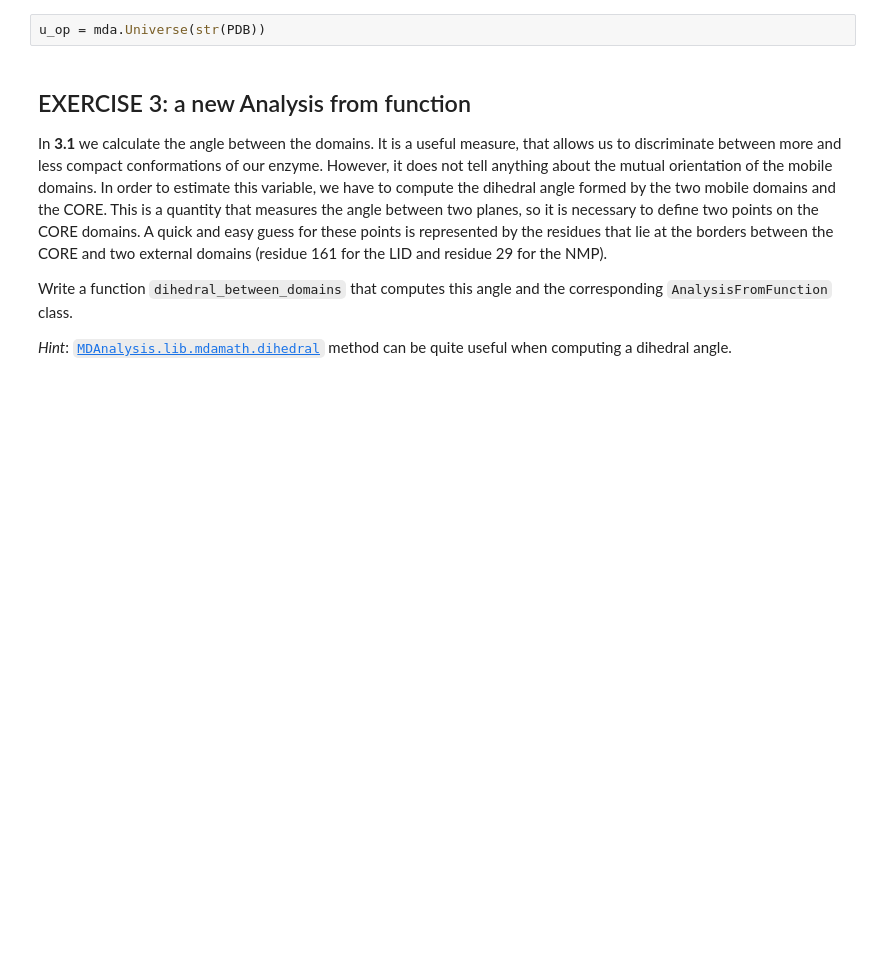
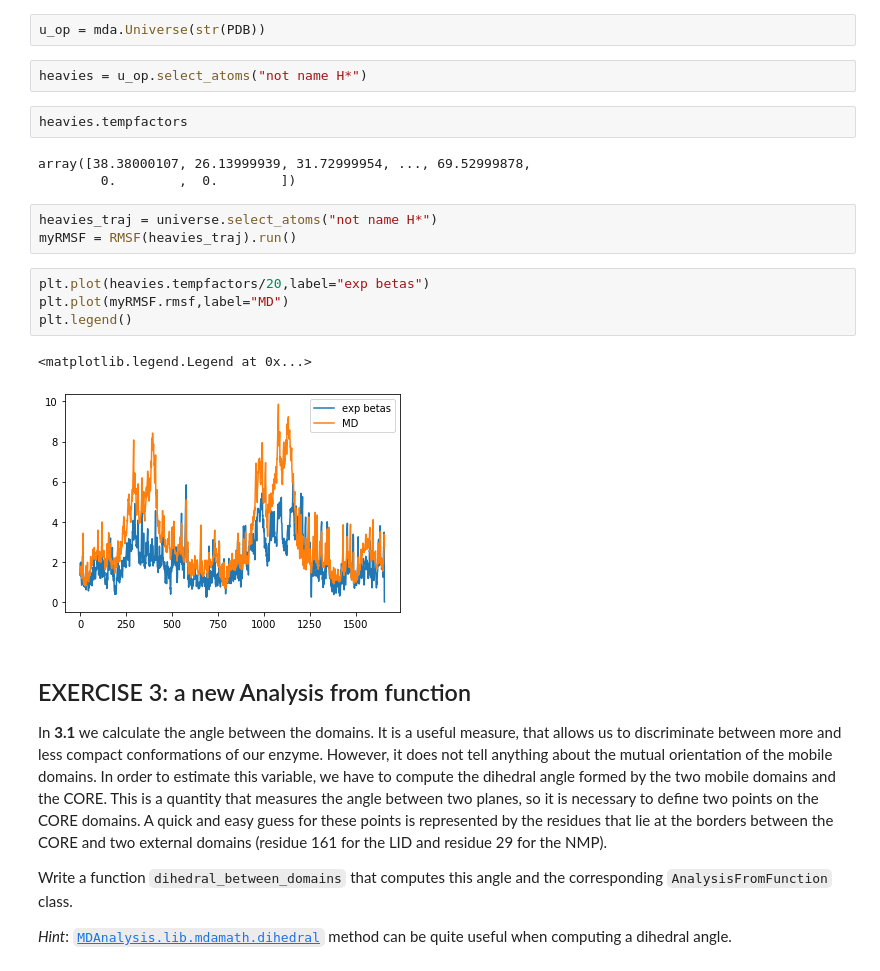
Before and after one commit to MarkDownThere/SAT, a Jupyter notebook: simulation_analysis_notebook.ipynb, the cells around one changed output. Cells and saved outputs as stored; diff of their text form; blank space fills up the shorter version.

```diff
--- a/simulation_analysis_notebook.ipynb
+++ b/simulation_analysis_notebook.ipynb
@@ -781,6 +850,23 @@ The RMSF extracted in **2.2** can be compared to the experimental atomic beta fa
 from MDAnalysis.analysis.rms import RMSF
 # %%
 u_op = mda.Universe(str(PDB))
+# %%
+heavies = u_op.select_atoms("not name H*")
+# %%
+heavies.tempfactors
+# %% [output]
+array([38.38000107, 26.13999939, 31.72999954, ..., 69.52999878,
+        0.        ,  0.        ])
+# %%
+heavies_traj = universe.select_atoms("not name H*")
+myRMSF = RMSF(heavies_traj).run()
+# %%
+plt.plot(heavies.tempfactors/20,label="exp betas")
+plt.plot(myRMSF.rmsf,label="MD")
+plt.legend()
+# %% [output]
+<matplotlib.legend.Legend at 0x...>
+[figure, added]
 # %% [markdown]
 ## EXERCISE 3: a new Analysis from function
 
```
Also changed, not shown: parts of 19 cells of this notebook, 1 other file.
